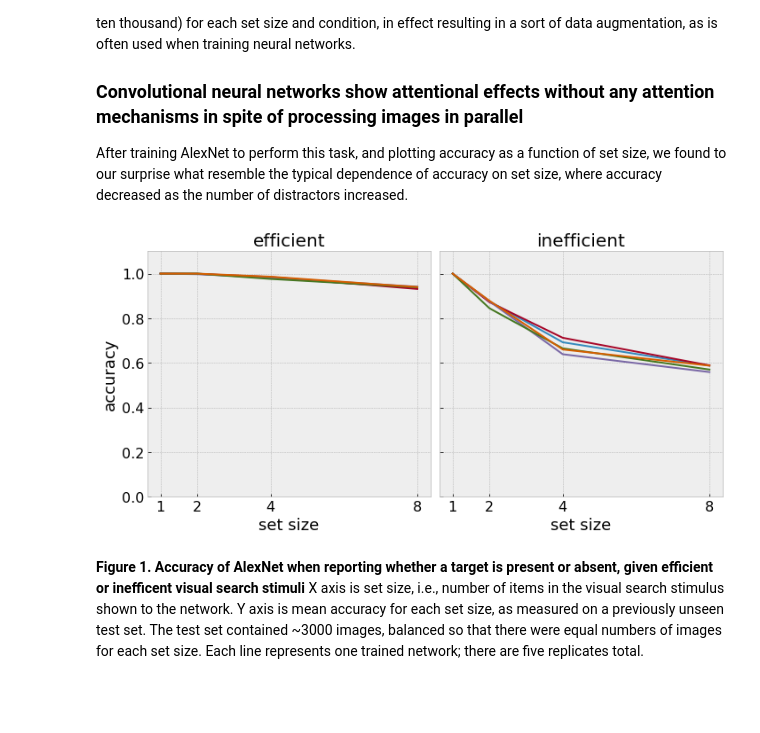
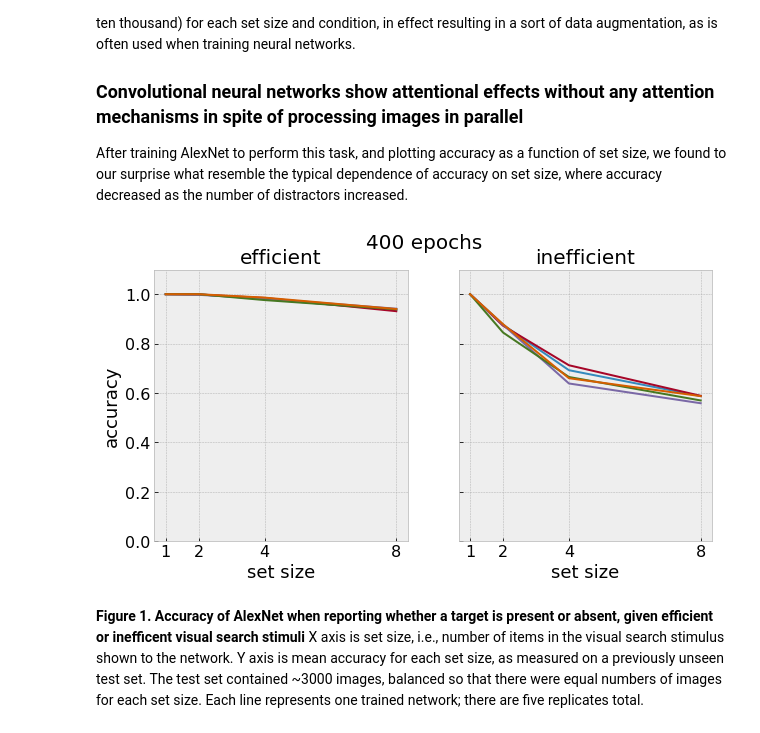
Before and after one commit to NickleDave/visual-search-nets, a Jupyter notebook: docs/notebooks/results.ipynb, the cells around one changed output. Drawn from its saved outputs; the diff is of its cells as text; code cells hidden in the pictures; blank space fills up the shorter version.

```diff
--- a/docs/notebooks/results.ipynb
+++ b/docs/notebooks/results.ipynb
@@ -46,21 +46,22 @@ In an initial set of simulations, we trained a CNN to "perform" the visual searc
 ### Convolutional neural networks show attentional effects without any attention mechanisms in spite of processing images in parallel
 After training AlexNet to perform this task, and plotting accuracy as a function of set size, we found to our surprise what resemble the typical dependence of accuracy on set size, where accuracy decreased as the number of distractors increased.
 # %%
+%matplotlib inline
 import os
 
-from searchnets.plots.figures import eff_v_ineff
+from searchnets.plots.figures import eff_v_ineff, mn_slope_by_epoch
 
 TEST_RESULTS_DIR = '../../data/experiment_1/results'
 eff_400_results = os.path.join(TEST_RESULTS_DIR,
                             'config_efficient_400_epochs_models/test_alexnet_output.gz')
 ineff_400_results = os.path.join(TEST_RESULTS_DIR,
                              'config_inefficient_400_epochs_models/test_alexnet_output.gz')
 
-eff_v_ineff(eff_400_path,
-            ineff_400_path,
+eff_v_ineff(eff_400_results,
+            ineff_400_results,
             epochs=400)
 # %% [output]
-[figure, old version]
+[figure, new version]
 # %% [markdown]
 **Figure 1. Accuracy of AlexNet when reporting whether a target is present or absent, given efficient or inefficent visual search stimuli** X axis is set size, i.e., number of items in the visual search stimulus shown to the network. Y axis is mean accuracy for each set size, as measured on a previously unseen test set. The test set contained ~3000 images, balanced so that there were equal numbers of images for each set size.  Each line represents one trained network; there are five replicates total.
 # %% [markdown]
```
Also changed, not shown: parts of 3 cells of this notebook.
